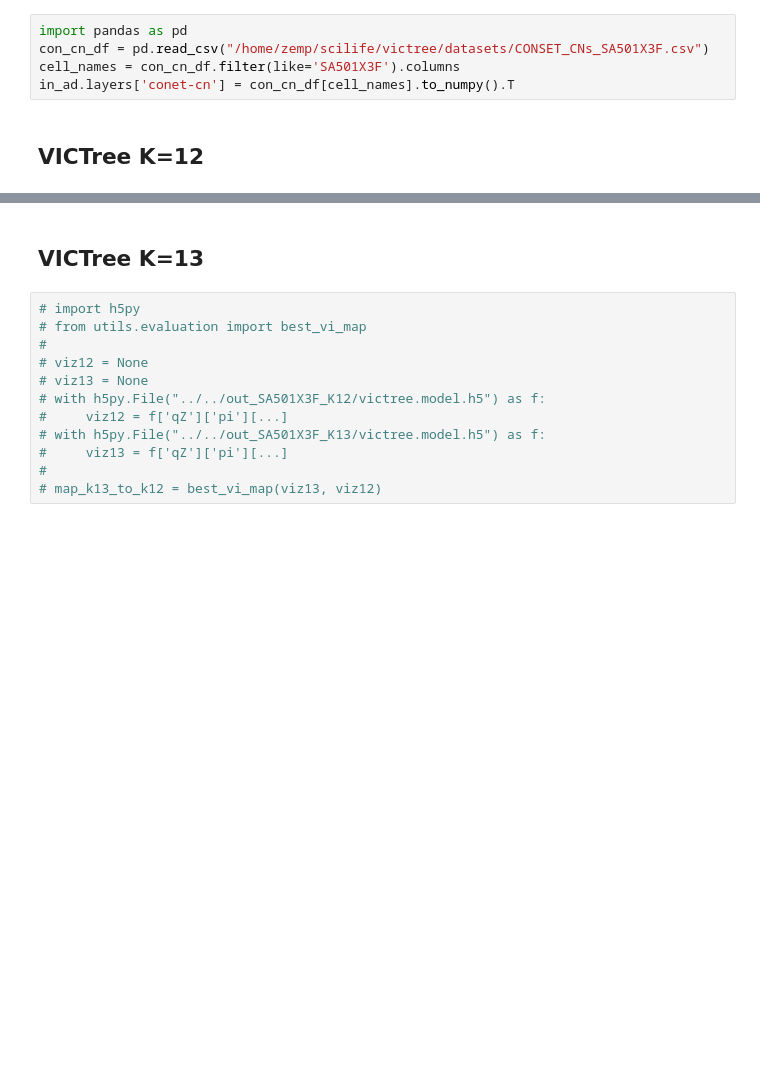
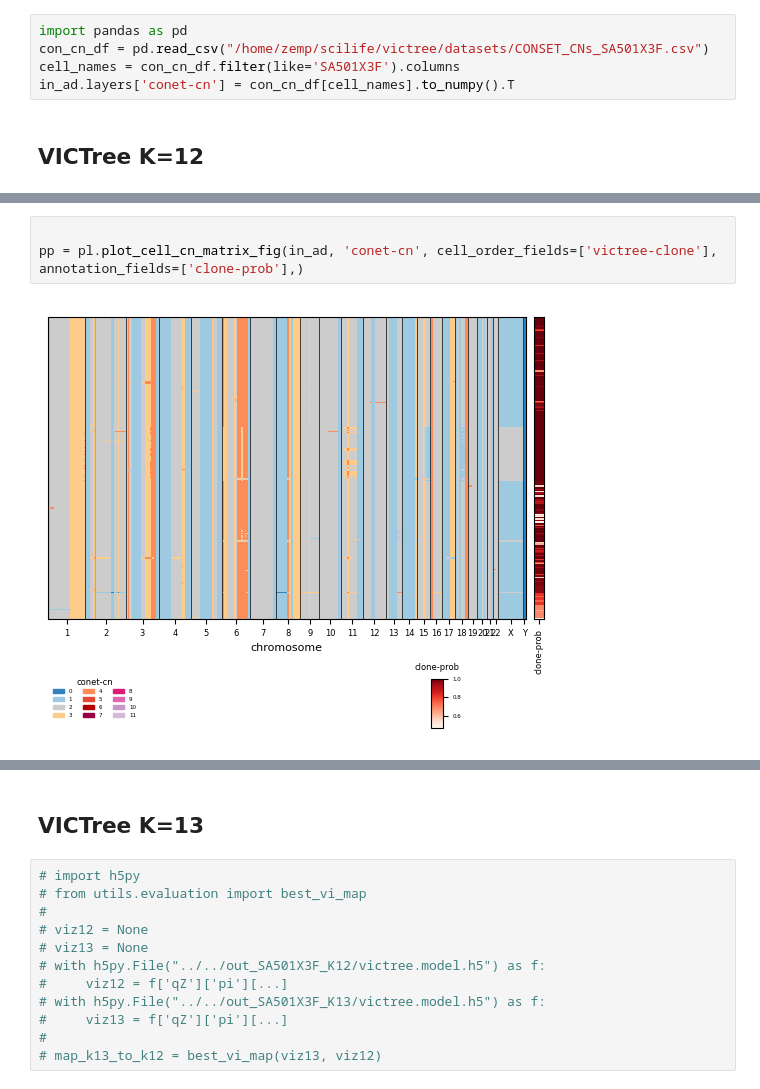
Before and after one commit to Lagergren-Lab/victree, a Jupyter notebook: src/experiments/result_viz.ipynb, the cells around one changed output, grey strips where cells are left out. Saved outputs shown, nothing was run; the diff lists cells and outputs as text; blank space fills up the shorter version.

```diff
--- a/src/experiments/result_viz.ipynb
+++ b/src/experiments/result_viz.ipynb
@@ -64,0 +109,5 @@ nx.draw(tree, node_color=node_color, with_labels=True, pos=pos)
+# %%
+
+pp = pl.plot_cell_cn_matrix_fig(in_ad, 'conet-cn', cell_order_fields=['victree-clone'], annotation_fields=['clone-prob'],)
+# %% [output]
+[figure, added]
```
Also changed, not shown: parts of 7 cells of this notebook, 1 other file.
